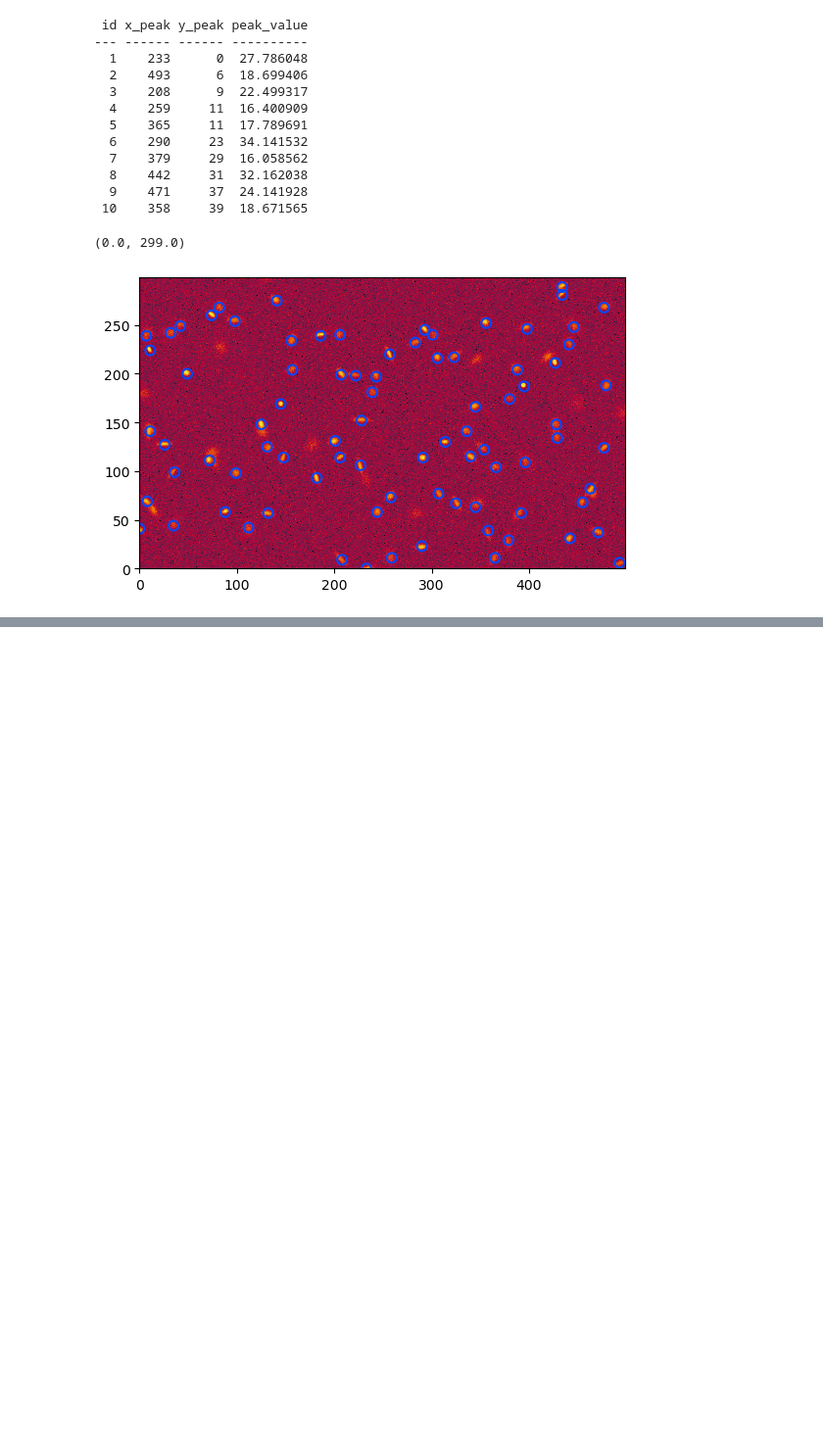
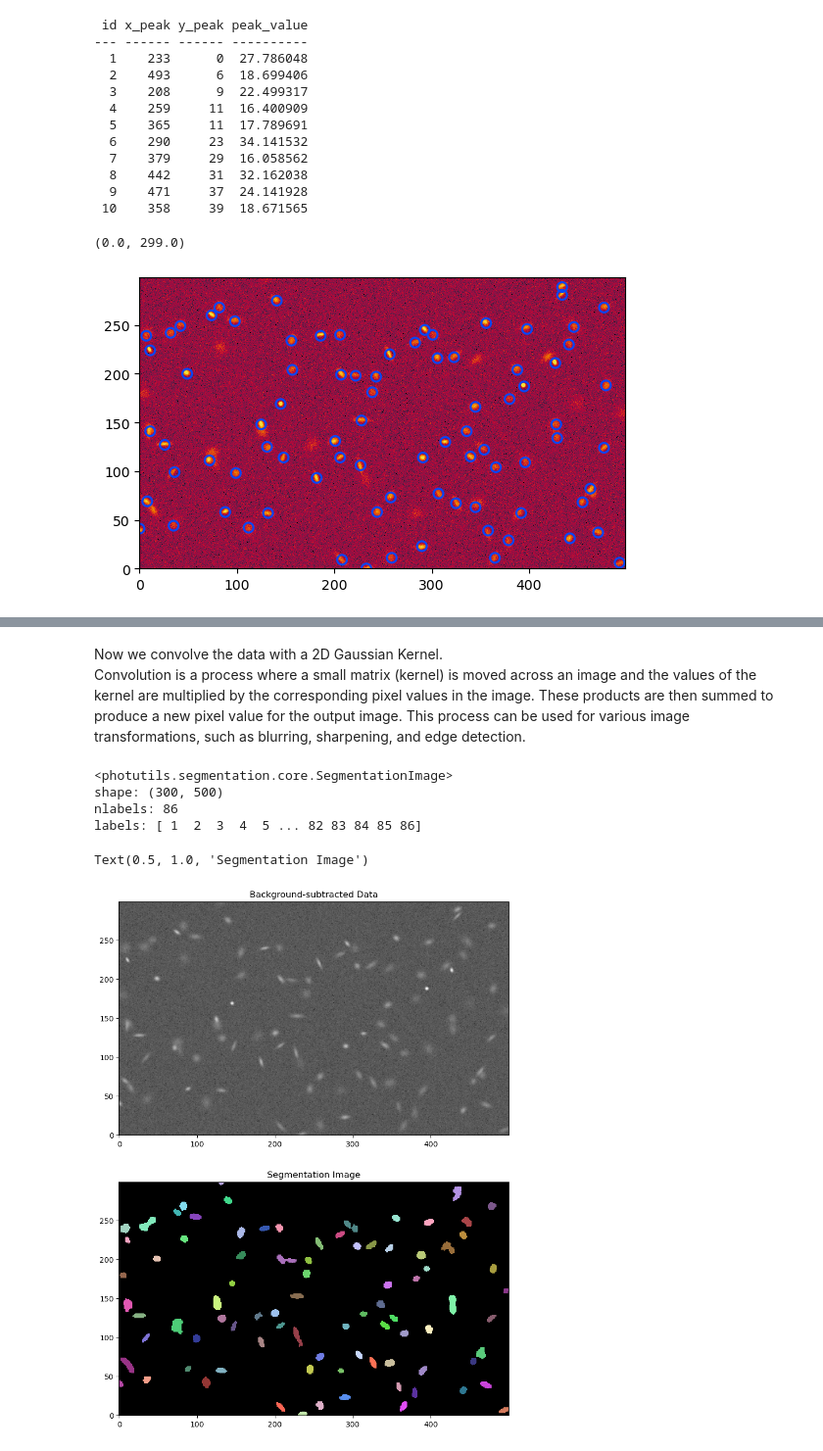
Before and after one commit to devkhullar/Tutorials, a Jupyter notebook: Photutils.ipynb, the cells around one changed output, grey strips where cells are left out. Shown at 98% size. Drawn from its saved outputs; the diff is of its cells as text; code cells hidden in the pictures; blank space fills up the shorter version.

Commit message:
add photutils notebooks

```diff
--- a/Photutils.ipynb
+++ b/Photutils.ipynb
@@ -149,0 +166,35 @@ plt.ylim(0, data.shape[0] - 1)
+# %%
+# Subtract the background from the image
+# Use Background2D class to produce a background and background noise image
+data = make_100gaussians_image()
+bkg_estimator = MedianBackground()
+bkg = Background2D(data, box_size=(50, 50), filter_size=(3, 3),
+                  bkg_estimator=bkg_estimator)
+data -= bkg.background  # subtract the background
+# %%
+threshold = 1.5 * bkg.background_rms
+# %% [markdown]
+Now we convolve the data with a 2D Gaussian Kernel. <br>
+Convolution is a process where a small matrix (kernel) is moved across an image and the values of the kernel are multiplied by the corresponding pixel values in the image. These products are then summed to produce a new pixel value for the output image. This process can be used for various image transformations, such as blurring, sharpening, and edge detection.
+# %%
+kernel = make_2dgaussian_kernel(fwhm=3.0, size=5)
+convolved_data = convolve(data, kernel)  # convolve an array with a kernel
+# %%
+segment_map = detect_sources(convolved_data, threshold, npixels=10)
+print(segment_map)
+# %% [output]
+<photutils.segmentation.core.SegmentationImage>
+shape: (300, 500)
+nlabels: 86
+labels: [ 1  2  3  4  5 ... 82 83 84 85 86]
+# %%
+norm = ImageNormalize(stretch=SqrtStretch())
+fig, (ax1, ax2) = plt.subplots(2, 1, figsize=(10, 12.5))
+ax1.imshow(data, origin='lower', cmap='Greys_r', norm=norm)
+ax1.set_title('Background-subtracted Data')
+ax2.imshow(segment_map, origin='lower', cmap=segment_map.cmap,
+           interpolation='nearest')
+ax2.set_title('Segmentation Image')
+# %% [output]
+Text(0.5, 1.0, 'Segmentation Image')
+[figure, added]
```
Also changed, not shown: parts of 35 cells of this notebook, 1 other file.
